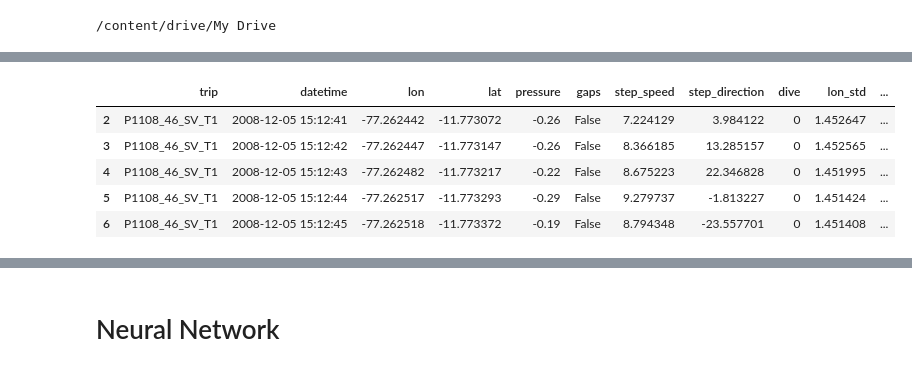
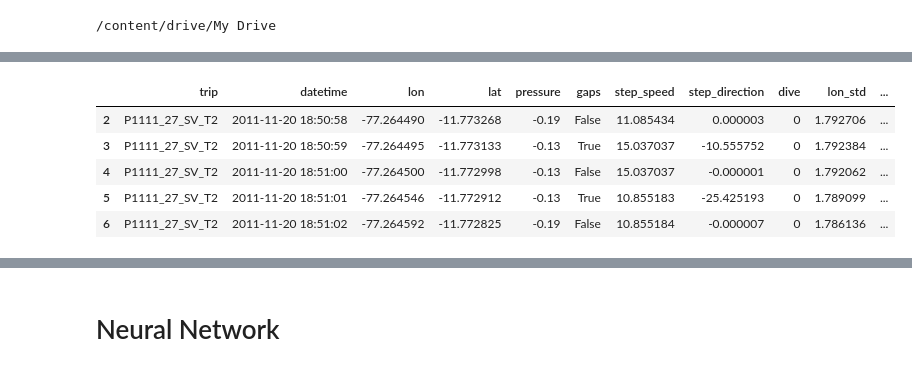
Before and after one commit to AmedeeRoy/BirdDL, a Jupyter notebook: dive_prediction_time_series_deep_network.ipynb, the cells around one changed output, grey strips where cells are left out. Drawn from its saved outputs; the diff is of its cells as text; code cells hidden in the pictures.

```diff
--- a/dive_prediction_time_series_deep_network.ipynb
+++ b/dive_prediction_time_series_deep_network.ipynb
@@ -36,6 +36,7 @@ from torchvision import transforms
 from utils.trip import *
 # %%
 data_train = pd.read_csv('./data/data_train.csv')
+data_validation = pd.read_csv('./data/data_validation.csv')
 data_test = pd.read_csv('./data/data_test.csv')
 # %%
 def standardize(var):
@@ -63,9 +72,23 @@ for trip in data_train.trip.unique():
-# %%
-data_train.head()
-# %% [output]
-|  | trip | datetime | lon | lat | pressure | gaps | step_speed | step_direction | dive | lon_std | ... |
-| 2 | P1108_46_SV_T1 | 2008-12-05 15:12:41 | -77.262442 | -11.773072 | -0.26 | False | 7.224129 | 3.984122 | 0 | 1.452647 | ... |
-| 3 | P1108_46_SV_T1 | 2008-12-05 15:12:42 | -77.262447 | -11.773147 | -0.26 | False | 8.366185 | 13.285157 | 0 | 1.452565 | ... |
-| 4 | P1108_46_SV_T1 | 2008-12-05 15:12:43 | -77.262482 | -11.773217 | -0.22 | False | 8.675223 | 22.346828 | 0 | 1.451995 | ... |
-| 5 | P1108_46_SV_T1 | 2008-12-05 15:12:44 | -77.262517 | -11.773293 | -0.29 | False | 9.279737 | -1.813227 | 0 | 1.451424 | ... |
-| 6 | P1108_46_SV_T1 | 2008-12-05 15:12:45 | -77.262518 | -11.773372 | -0.19 | False | 8.794348 | -23.557701 | 0 | 1.451408 | ... |
+# %%
+data_validation = data_validation.copy()
+data_validation = data_validation.dropna()
+data_validation['lon_std'] = 0
+data_validation['lat_std'] = 0
+data_validation['step_speed_std'] = 0
+data_validation['step_direction_cos'] = 0
+data_validation['step_direction_sin'] = 0
+
+for trip in data_validation.trip.unique():
+    data_validation.loc[data_validation.trip == trip,'lon_std'] = standardize(data_validation.loc[data_validation.trip == trip,'lon'])
+    data_validation.loc[data_validation.trip == trip, 'lat_std'] = standardize(data_validation.loc[data_validation.trip == trip,'lat'])
+    data_validation.loc[data_validation.trip == trip,'step_speed_std'] = standardize_minmax(data_validation.loc[data_validation.trip == trip,'step_speed'])
+    data_validation.loc[data_validation.trip == trip,'step_direction_cos'] = np.cos(data_validation.loc[data_validation.trip == trip,'step_direction']* np.pi/180)
+    data_validation.loc[data_validation.trip == trip,'step_direction_sin'] = np.sin(data_validation.loc[data_validation.trip == trip,'step_direction']* np.pi/180)
+data_validation.head()
+# %% [output]
+|  | trip | datetime | lon | lat | pressure | gaps | step_speed | step_direction | dive | lon_std | ... |
+| 2 | P1111_27_SV_T2 | 2011-11-20 18:50:58 | -77.264490 | -11.773268 | -0.19 | False | 11.085434 | 0.000003 | 0 | 1.792706 | ... |
+| 3 | P1111_27_SV_T2 | 2011-11-20 18:50:59 | -77.264495 | -11.773133 | -0.13 | True | 15.037037 | -10.555752 | 0 | 1.792384 | ... |
+| 4 | P1111_27_SV_T2 | 2011-11-20 18:51:00 | -77.264500 | -11.772998 | -0.13 | False | 15.037037 | -0.000001 | 0 | 1.792062 | ... |
+| 5 | P1111_27_SV_T2 | 2011-11-20 18:51:01 | -77.264546 | -11.772912 | -0.13 | True | 10.855183 | -25.425193 | 0 | 1.789099 | ... |
+| 6 | P1111_27_SV_T2 | 2011-11-20 18:51:02 | -77.264592 | -11.772825 | -0.19 | False | 10.855184 | -0.000007 | 0 | 1.786136 | ... |
```
Also changed, not shown: parts of 15 cells of this notebook.
